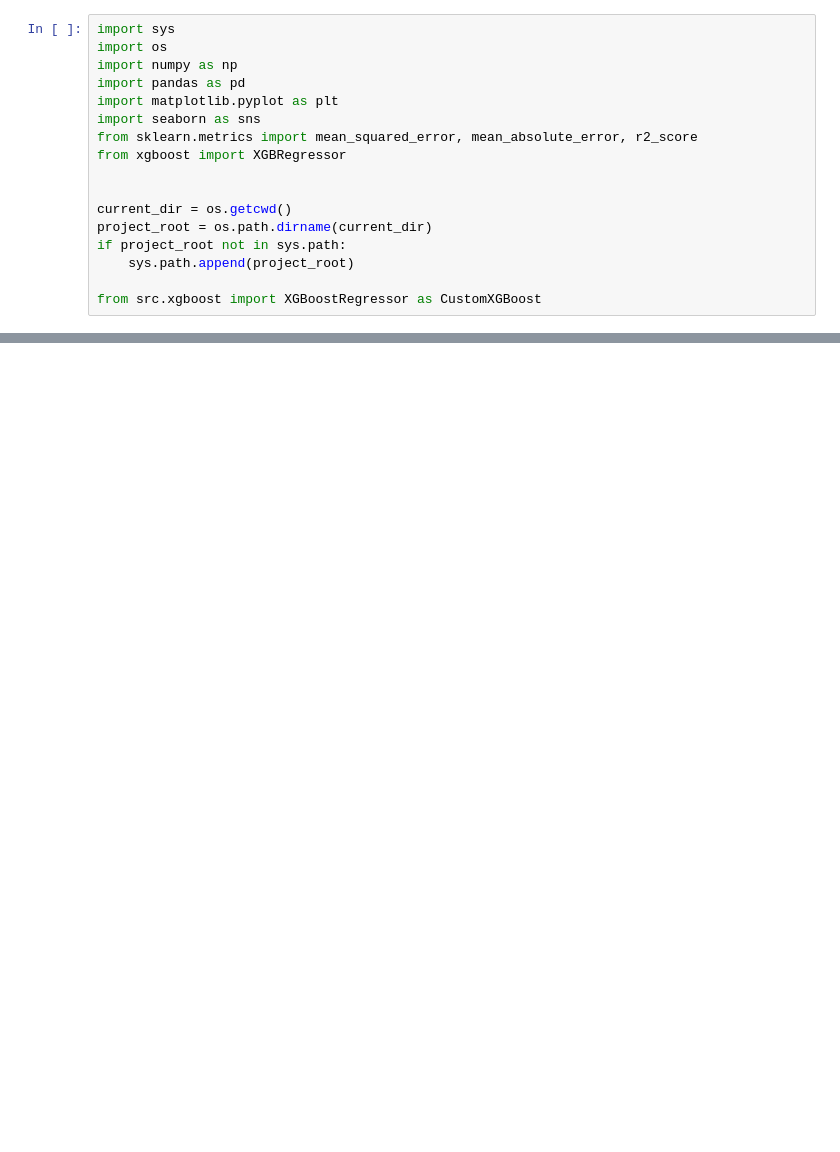
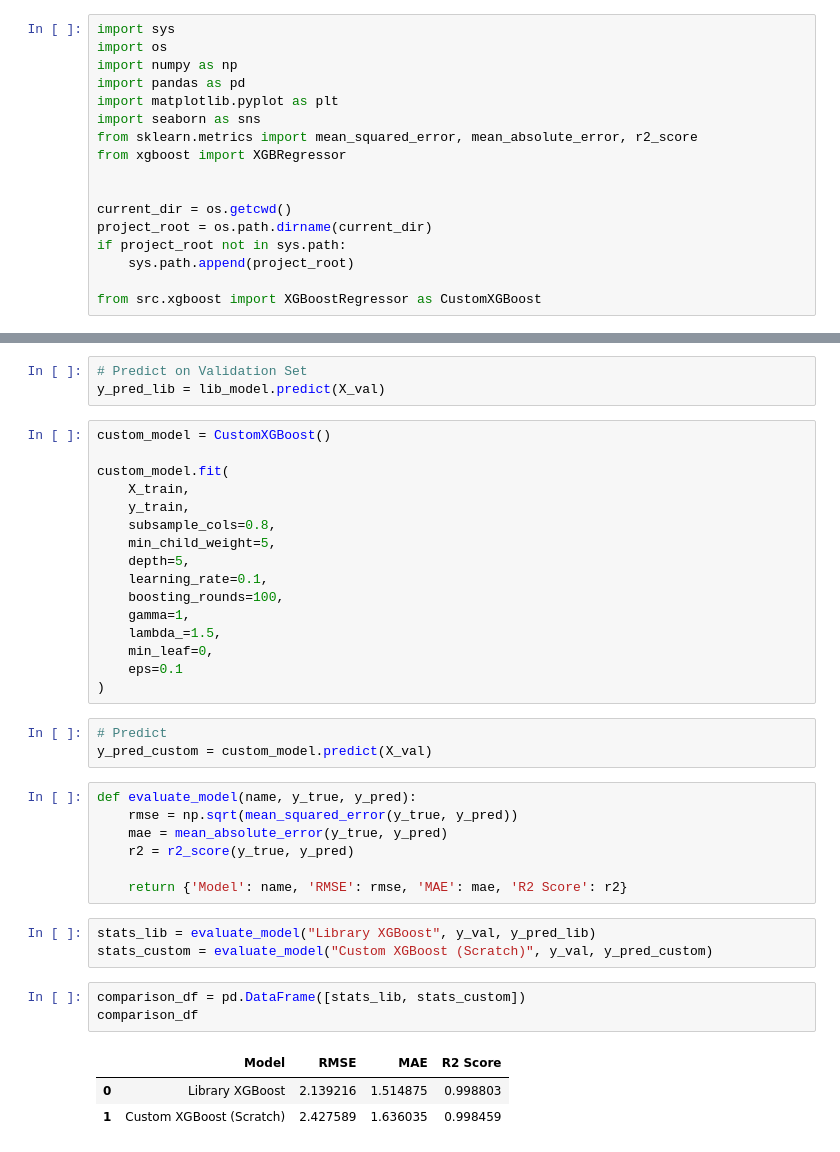
Before and after one commit to QuangDung2511/CS115_Trees, a Jupyter notebook: notebooks/compare_xgboost.ipynb, the cells around one changed output, grey strips where cells are left out. Saved outputs shown, nothing was run; the diff lists cells and outputs as text; blank space fills up the shorter version.

Commit message:
compare xgboost scratch with lib on standard parameters

```diff
--- a/notebooks/compare_xgboost.ipynb
+++ b/notebooks/compare_xgboost.ipynb
@@ -37,0 +64,39 @@ X_val.shape
+# %%
+# Predict on Validation Set
+y_pred_lib = lib_model.predict(X_val)
+# %%
+custom_model = CustomXGBoost()
+
+custom_model.fit(
+    X_train,
+    y_train,
+    subsample_cols=0.8,
+    min_child_weight=5,
+    depth=5,
+    learning_rate=0.1,
+    boosting_rounds=100,
+    gamma=1,
+    lambda_=1.5,
+    min_leaf=0,
+    eps=0.1
+)
+# %%
+# Predict
+y_pred_custom = custom_model.predict(X_val)
+# %%
+def evaluate_model(name, y_true, y_pred):
+    rmse = np.sqrt(mean_squared_error(y_true, y_pred))
+    mae = mean_absolute_error(y_true, y_pred)
+    r2 = r2_score(y_true, y_pred)
+
+    return {'Model': name, 'RMSE': rmse, 'MAE': mae, 'R2 Score': r2}
+# %%
+stats_lib = evaluate_model("Library XGBoost", y_val, y_pred_lib)
+stats_custom = evaluate_model("Custom XGBoost (Scratch)", y_val, y_pred_custom)
+# %%
+comparison_df = pd.DataFrame([stats_lib, stats_custom])
+comparison_df
+# %% [output]
+|  | Model | RMSE | MAE | R2 Score |
+| 0 | Library XGBoost | 2.139216 | 1.514875 | 0.998803 |
+| 1 | Custom XGBoost (Scratch) | 2.427589 | 1.636035 | 0.998459 |
```
Also changed, not shown: parts of 4 cells of this notebook.
